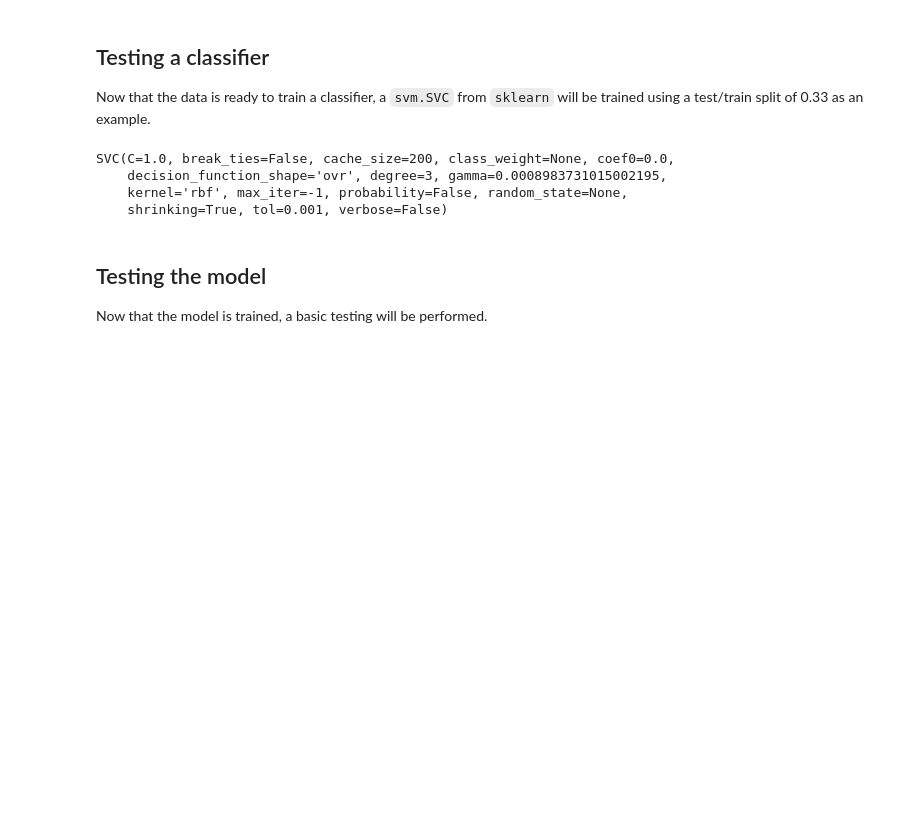
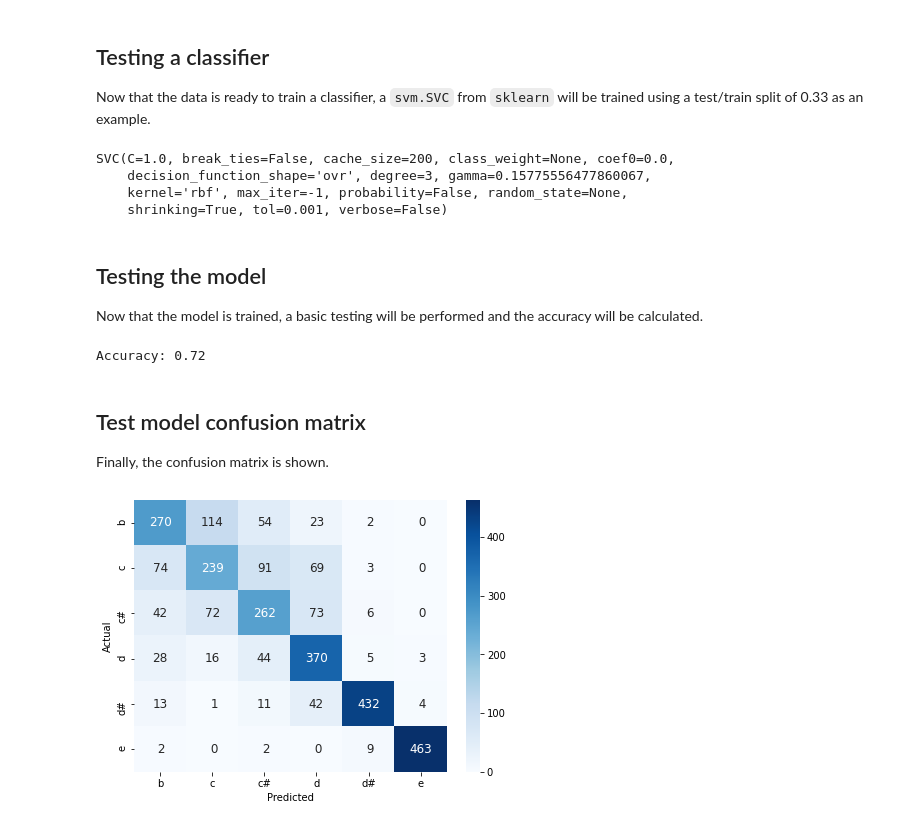
Before and after one commit to eagomez2/mir_basics, a Jupyter notebook: eagomez_assignment01_exemplary_mir_workflow.ipynb, the cells around one changed output. Saved outputs shown, nothing was run; the diff lists cells and outputs as text; code cells hidden in the pictures; blank space fills up the shorter version.

Commit message:
test classifier added

```diff
--- a/eagomez_assignment01_exemplary_mir_workflow.ipynb
+++ b/eagomez_assignment01_exemplary_mir_workflow.ipynb
@@ -560,13 +554,38 @@ y_tonic_norm_bal_train, y_tonic_norm_bal_test) = train_test_split(X_tonic_norm_b
                                                                   test_size=0.33,
                                                                   random_state=1)
 
-clf_tonic_example = SVC(gamma=1 / (X_tonic_norm_bal_train.shape[-1]) * X_tonic_norm_bal_train.var())
+clf_tonic_example = SVC(gamma=1 / (X_tonic_norm_bal_train.shape[-1] * X_tonic_norm_bal_train.var()))
 clf_tonic_example.fit(X_tonic_norm_bal_train, y_tonic_norm_bal_train)
 # %% [output]
 SVC(C=1.0, break_ties=False, cache_size=200, class_weight=None, coef0=0.0,
-    decision_function_shape='ovr', degree=3, gamma=0.0008983731015002195,
+    decision_function_shape='ovr', degree=3, gamma=0.15775556477860067,
     kernel='rbf', max_iter=-1, probability=False, random_state=None,
     shrinking=True, tol=0.001, verbose=False)
 # %% [markdown]
 ## Testing the model
-Now that the model is trained, a basic testing will be performed.
+Now that the model is trained, a basic testing will be performed and the accuracy will be calculated.
+# %%
+y_tonic_norm_bal_predict = clf_tonic_example.predict(X_tonic_norm_bal_test)
+tonic_example_clf_accuracy = accuracy_score(y_tonic_norm_bal_test,
+                                            y_tonic_norm_bal_predict)
+
+print(f'Accuracy: {tonic_example_clf_accuracy:.2f}')
+# %% [output]
+Accuracy: 0.72
+# %% [markdown]
+## Test model confusion matrix
+Finally, the confusion matrix is shown.
+# %%
+tonic_classes = TONIC_CLASSES.values()
+tonic_conf_matrix = pd.DataFrame(confusion_matrix(y_tonic_norm_bal_test,
+                                                  y_tonic_norm_bal_predict),
+                                 columns=tonic_classes,
+                                 index=tonic_classes)
+tonic_conf_matrix.index.name = 'Actual'
+tonic_conf_matrix.columns.name = 'Predicted'
+
+plt.figure(figsize=(7, 5))
+sns.heatmap(tonic_conf_matrix, cmap='Blues', annot_kws={'size': 12}, annot=True, fmt='2g')
+plt.show()
+# %% [output]
+[figure, added]
```
Also changed, not shown: parts of 10 cells of this notebook.
